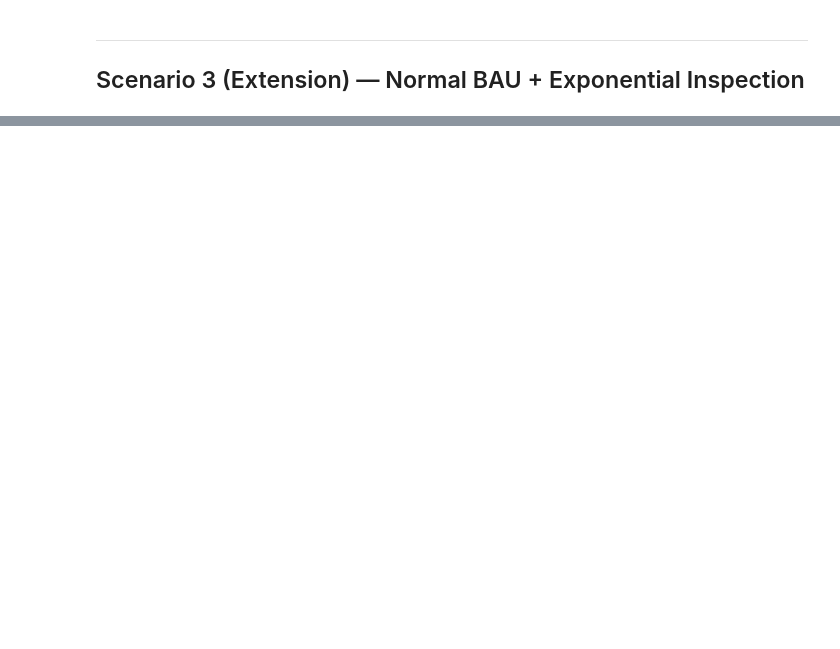
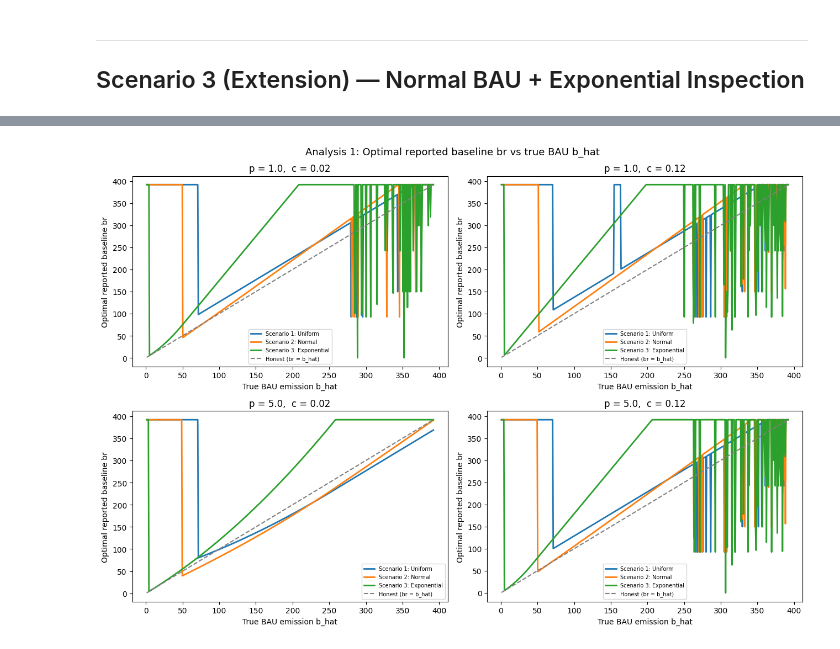
Before and after one commit to RenjieCui/additionality_carbon, a Jupyter notebook: additionality_RC.ipynb, the cells around one changed output, grey strips where cells are left out. Saved outputs shown, nothing was run; the diff lists cells and outputs as text; code cells hidden in the pictures; blank space fills up the shorter version.

```diff
--- a/additionality_RC.ipynb
+++ b/additionality_RC.ipynb
@@ -254,0 +274,45 @@ Regions found:
+# %%
+def optimal_br(e, p, c, b_hat, accept_prob_fn):
+    """Return the profit-maximising reported baseline for a given b_hat."""
+    r = c * (e - b_hat)
+    def obj(br):
+        prob = accept_prob_fn(br, b_hat)
+        return -(prob * developer_revenue(e, br, r, p, c)
+                 + (1 - prob) * developer_revenue(e, r / c, r, 0, c))
+    return minimize_scalar(obj, bounds=(0, e), method='bounded').x
+
+
+# (p, c) combinations to compare
+pc_combinations = [
+    (1.0, 0.02),
+    (1.0, 0.12),
+    (5.0, 0.02),
+    (5.0, 0.12),
+]
+
+b_hat_sweep = np.linspace(1, e, 500)
+
+fig, axes = plt.subplots(2, 2, figsize=(13, 9), sharey=False)
+axes = axes.flatten()
+
+for ax, (p_val, c_val) in zip(axes, pc_combinations):
+    br_s1 = [optimal_br(e, p_val, c_val, bh, accept_prob_uniform)     for bh in b_hat_sweep]
+    br_s2 = [optimal_br(e, p_val, c_val, bh, accept_prob_normal)      for bh in b_hat_sweep]
+    br_s3 = [optimal_br(e, p_val, c_val, bh, accept_prob_exponential) for bh in b_hat_sweep]
+
+    ax.plot(b_hat_sweep, br_s1, label='Scenario 1: Uniform',     linewidth=2)
+    ax.plot(b_hat_sweep, br_s2, label='Scenario 2: Normal',      linewidth=2)
+    ax.plot(b_hat_sweep, br_s3, label='Scenario 3: Exponential', linewidth=2)
+    ax.plot(b_hat_sweep, b_hat_sweep, linestyle='--', color='gray',
+            linewidth=1.5, label='Honest (br = b_hat)')
+    ax.set_title(f'p = {p_val},  c = {c_val}')
+    ax.set_xlabel('True BAU emission b_hat')
+    ax.set_ylabel('Optimal reported baseline br')
+    ax.legend(fontsize=7)
+
+fig.suptitle('Analysis 1: Optimal reported baseline br vs true BAU b_hat', fontsize=13)
+plt.tight_layout()
+plt.savefig('analysis1_br_vs_bhat.png', dpi=300)
+plt.show()
+# %% [output]
+[figure, added]
```
Also changed, not shown: parts of 10 cells of this notebook.
